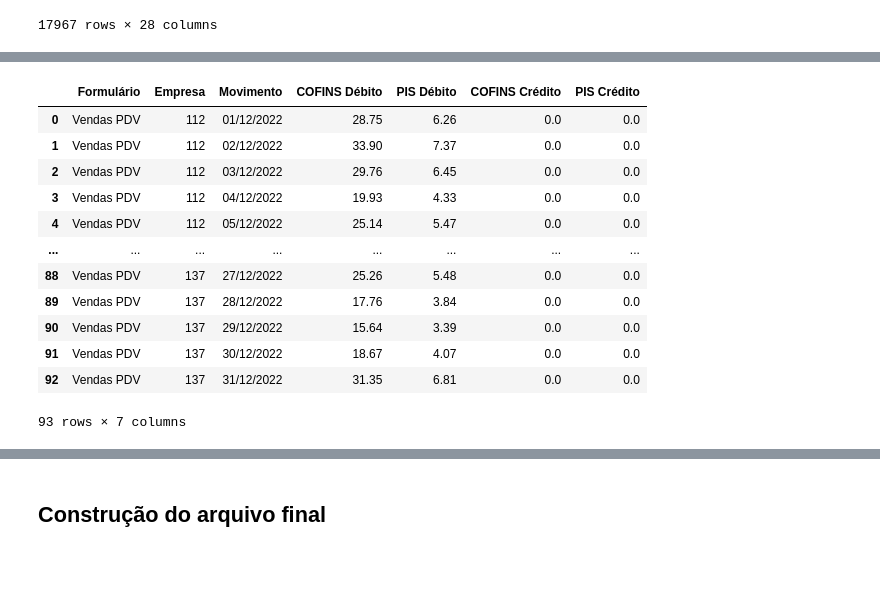
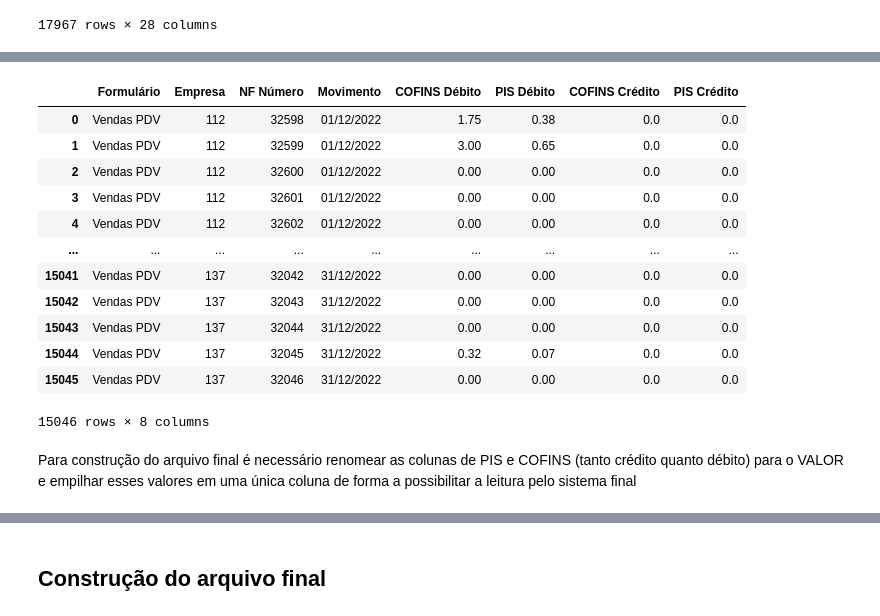
Before and after one commit to mayaram4rtins/compilador-de-arquivos-excel, a Jupyter notebook: compilador-de-arquivos-excel.ipynb, the cells around one changed output, grey strips where cells are left out. Saved outputs shown, nothing was run; the diff lists cells and outputs as text; code cells hidden in the pictures; blank space fills up the shorter version.

```diff
--- a/compilador-de-arquivos-excel.ipynb
+++ b/compilador-de-arquivos-excel.ipynb
@@ -224,21 +247,24 @@ display(Agrupamento_PISCOFINS_df)
 # %%
 SomaVendasPDV_PISCOFINS_df = Agrupamento_PISCOFINS_df.groupby(['Formulário',
-                                                    'Empresa', 'Movimento'])[['COFINS Débito',
+                                                    'Empresa', 'NF Número', 'Movimento'])[['COFINS Débito',
                                                                               'PIS Débito',
                                                                               'COFINS Crédito',
                                                                               'PIS Crédito']].sum().reset_index()
+
 display(SomaVendasPDV_PISCOFINS_df)
 # %% [output]
-|  | Formulário | Empresa | Movimento | COFINS Débito | PIS Débito | COFINS Crédito | PIS Crédito |
-| 0 | Vendas PDV | 112 | 01/12/2022 | 28.75 | 6.26 | 0.0 | 0.0 |
-| 1 | Vendas PDV | 112 | 02/12/2022 | 33.90 | 7.37 | 0.0 | 0.0 |
-| 2 | Vendas PDV | 112 | 03/12/2022 | 29.76 | 6.45 | 0.0 | 0.0 |
-| 3 | Vendas PDV | 112 | 04/12/2022 | 19.93 | 4.33 | 0.0 | 0.0 |
-| 4 | Vendas PDV | 112 | 05/12/2022 | 25.14 | 5.47 | 0.0 | 0.0 |
-| ... | ... | ... | ... | ... | ... | ... | ... |
-| 88 | Vendas PDV | 137 | 27/12/2022 | 25.26 | 5.48 | 0.0 | 0.0 |
-| 89 | Vendas PDV | 137 | 28/12/2022 | 17.76 | 3.84 | 0.0 | 0.0 |
-| 90 | Vendas PDV | 137 | 29/12/2022 | 15.64 | 3.39 | 0.0 | 0.0 |
-| 91 | Vendas PDV | 137 | 30/12/2022 | 18.67 | 4.07 | 0.0 | 0.0 |
-| 92 | Vendas PDV | 137 | 31/12/2022 | 31.35 | 6.81 | 0.0 | 0.0 |
+|  | Formulário | Empresa | NF Número | Movimento | COFINS Débito | PIS Débito | COFINS Crédito | PIS Crédito |
+| 0 | Vendas PDV | 112 | 32598 | 01/12/2022 | 1.75 | 0.38 | 0.0 | 0.0 |
+| 1 | Vendas PDV | 112 | 32599 | 01/12/2022 | 3.00 | 0.65 | 0.0 | 0.0 |
+| 2 | Vendas PDV | 112 | 32600 | 01/12/2022 | 0.00 | 0.00 | 0.0 | 0.0 |
+| 3 | Vendas PDV | 112 | 32601 | 01/12/2022 | 0.00 | 0.00 | 0.0 | 0.0 |
+| 4 | Vendas PDV | 112 | 32602 | 01/12/2022 | 0.00 | 0.00 | 0.0 | 0.0 |
+| ... | ... | ... | ... | ... | ... | ... | ... | ... |
+| 15041 | Vendas PDV | 137 | 32042 | 31/12/2022 | 0.00 | 0.00 | 0.0 | 0.0 |
+| 15042 | Vendas PDV | 137 | 32043 | 31/12/2022 | 0.00 | 0.00 | 0.0 | 0.0 |
+| 15043 | Vendas PDV | 137 | 32044 | 31/12/2022 | 0.00 | 0.00 | 0.0 | 0.0 |
+| 15044 | Vendas PDV | 137 | 32045 | 31/12/2022 | 0.32 | 0.07 | 0.0 | 0.0 |
+| 15045 | Vendas PDV | 137 | 32046 | 31/12/2022 | 0.00 | 0.00 | 0.0 | 0.0 |
-93 rows × 7 columns
+15046 rows × 8 columns
+# %% [markdown]
+Para construção do arquivo final é necessário renomear as colunas de PIS e COFINS (tanto crédito quanto débito) para o VALOR e empilhar esses valores em uma única coluna de forma a possibilitar a leitura pelo sistema final
```
Also changed, not shown: parts of 37 cells of this notebook, 1 other file.
